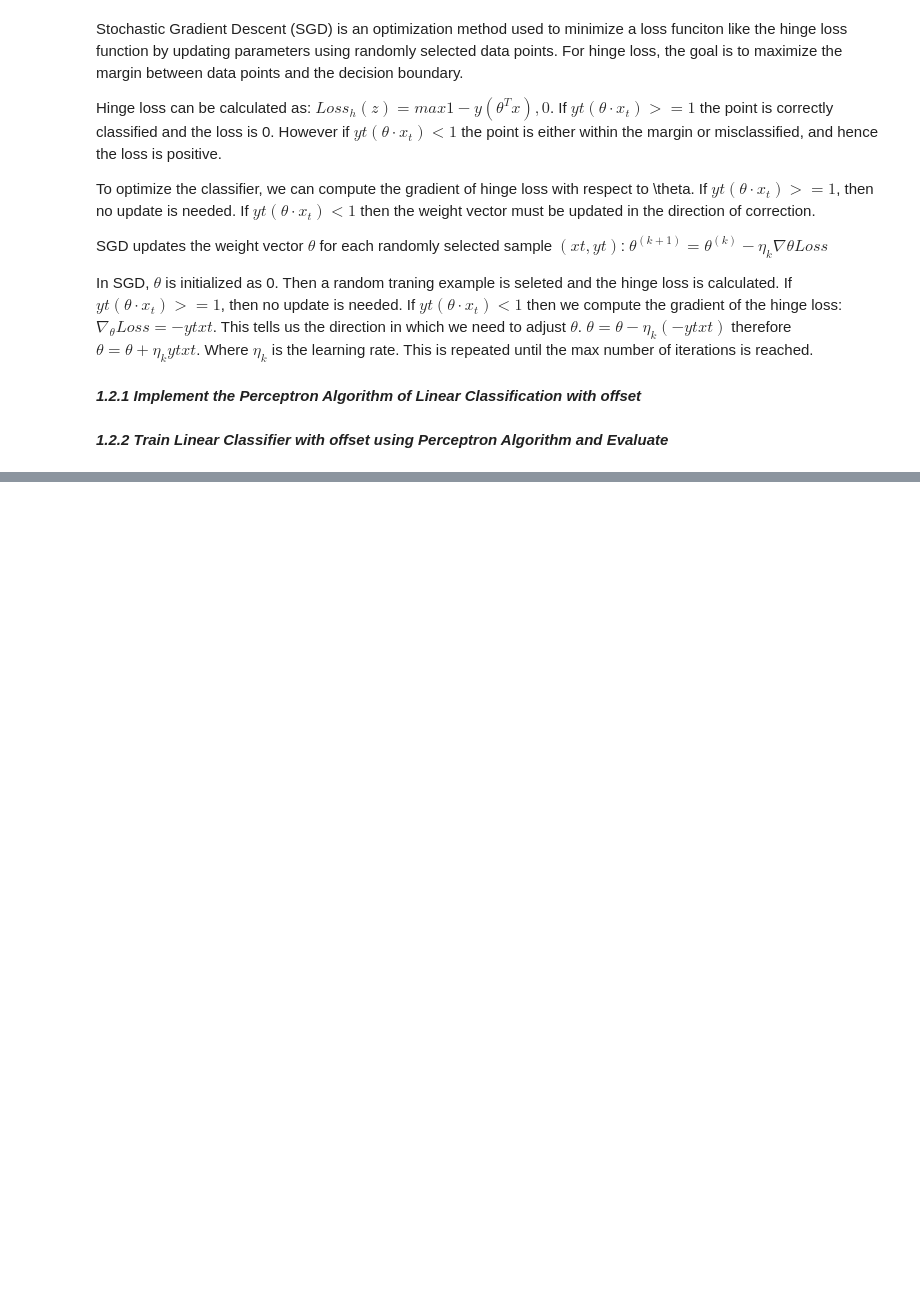
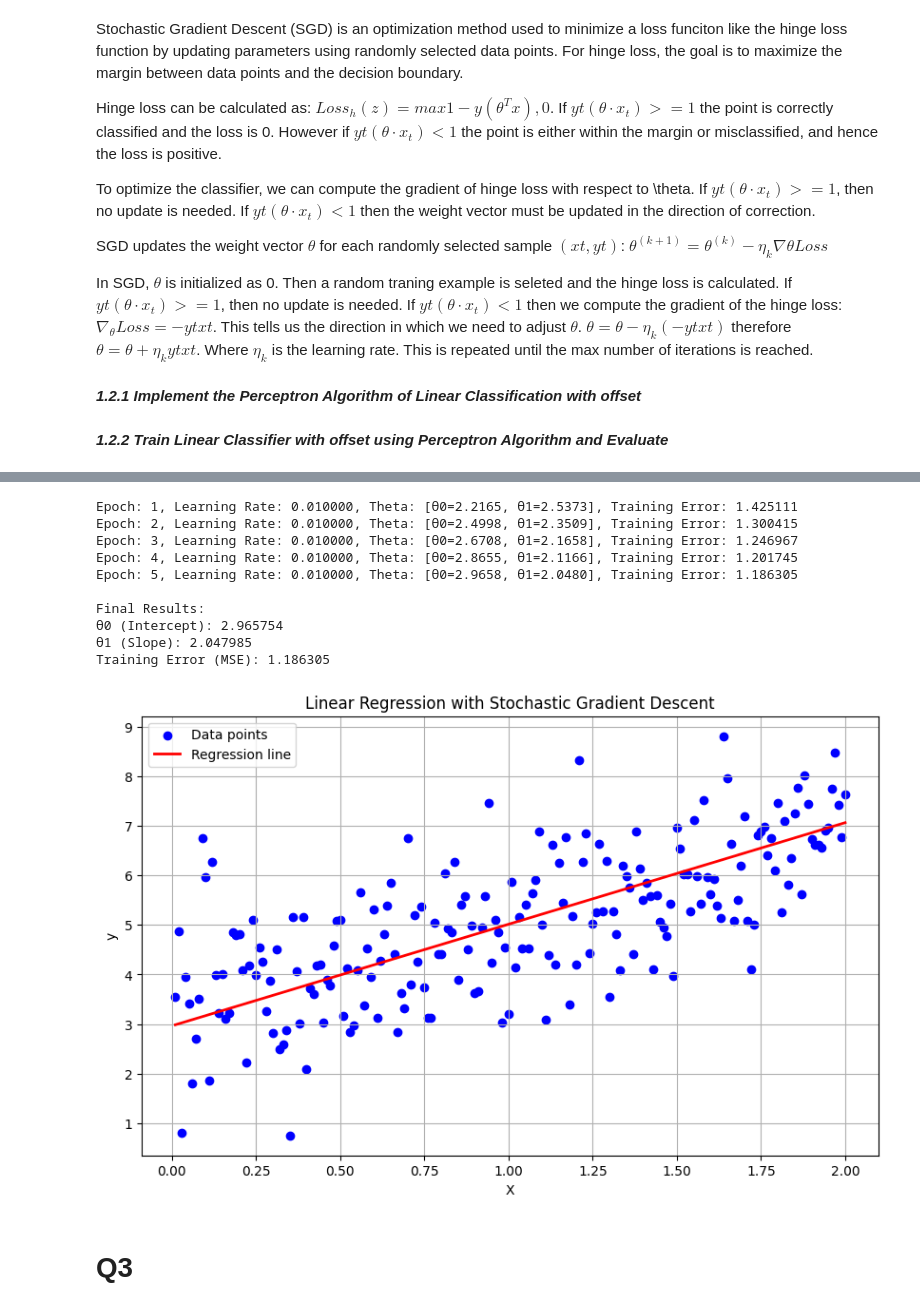
Before and after one commit to ryaready/Machine-Learning, a Jupyter notebook: 2025 50.007 ML HW1_final/Question1.ipynb, the cells around one changed output, grey strips where cells are left out. Cells and saved outputs as stored; diff of their text form; code cells hidden in the pictures; blank space fills up the shorter version.

```diff
--- a/2025 50.007 ML HW1_final/Question1.ipynb
+++ b/2025 50.007 ML HW1_final/Question1.ipynb
@@ -125,0 +435,74 @@ offset: 3105.0
+# %%
+import numpy as np
+import matplotlib.pyplot as plt
+
+def sgd_linear_regression(X, y, learning_rate=0.01, epochs=5):
+    X_bias = np.c_[np.ones(X.shape[0]), X]
+    n_samples = X_bias.shape[0]
+    theta = np.random.randn(X_bias.shape[1], 1)
+
+    errors = []
+
+    for epoch in range(epochs):
+        # Shuffle the data
+        indices = np.random.permutation(n_samples)
+        X_shuffled = X_bias[indices]
+        y_shuffled = y[indices]
+
+        for i in range(n_samples):
+            xi = X_shuffled[i:i+1]
+            yi = y_shuffled[i:i+1]
+            prediction = xi @ theta
+
+            gradient = xi.T @ (prediction - yi)
+            theta -= learning_rate * gradient
+
+        predictions = X_bias @ theta
+        error = np.mean((predictions - y) ** 2)
+        errors.append(error)
+
+        print(f"Epoch: {epoch+1}, Learning Rate: {learning_rate:.6f}, "
+              f"Theta: [θ0={theta[0,0]:.4f}, θ1={theta[1,0]:.4f}], "
+              f"Training Error: {error:.6f}")
+
+    final_error = np.mean((X_bias @ theta - y) ** 2)
+    print("\nFinal Results:")
+    print(f"θ0 (Intercept): {theta[0,0]:.6f}")
+    print(f"θ1 (Slope): {theta[1,0]:.6f}")
+    print(f"Training Error (MSE): {final_error:.6f}")
+
+    plot_regression(X, y, theta)
+
+    return theta, errors
+
+def plot_regression(X, y, theta):
+
+    plt.figure(figsize=(10, 6))
+    plt.scatter(X, y, color='blue', label='Data points')
+
+    x_range = np.array([min(X), max(X)])
+    y_pred = theta[0] + theta[1] * x_range
+    plt.plot(x_range, y_pred, color='red', linewidth=2, label='Regression line')
+
+    plt.xlabel('X')
+    plt.ylabel('y')
+    plt.title('Linear Regression with Stochastic Gradient Descent')
+    plt.legend()
+    plt.grid(True)
+    plt.show()
+
+theta, errors = sgd_linear_regression(X, y, learning_rate=0.01, epochs=5)
+# %% [output]
+Epoch: 1, Learning Rate: 0.010000, Theta: [θ0=2.2165, θ1=2.5373], Training Error: 1.425111
+Epoch: 2, Learning Rate: 0.010000, Theta: [θ0=2.4998, θ1=2.3509], Training Error: 1.300415
+Epoch: 3, Learning Rate: 0.010000, Theta: [θ0=2.6708, θ1=2.1658], Training Error: 1.246967
+Epoch: 4, Learning Rate: 0.010000, Theta: [θ0=2.8655, θ1=2.1166], Training Error: 1.201745
+Epoch: 5, Learning Rate: 0.010000, Theta: [θ0=2.9658, θ1=2.0480], Training Error: 1.186305
+
+Final Results:
+θ0 (Intercept): 2.965754
+θ1 (Slope): 2.047985
+Training Error (MSE): 1.186305
+[figure, added]
+# %% [markdown]
+# Q3
```
Also changed, not shown: parts of 26 cells of this notebook, 1 other file.
